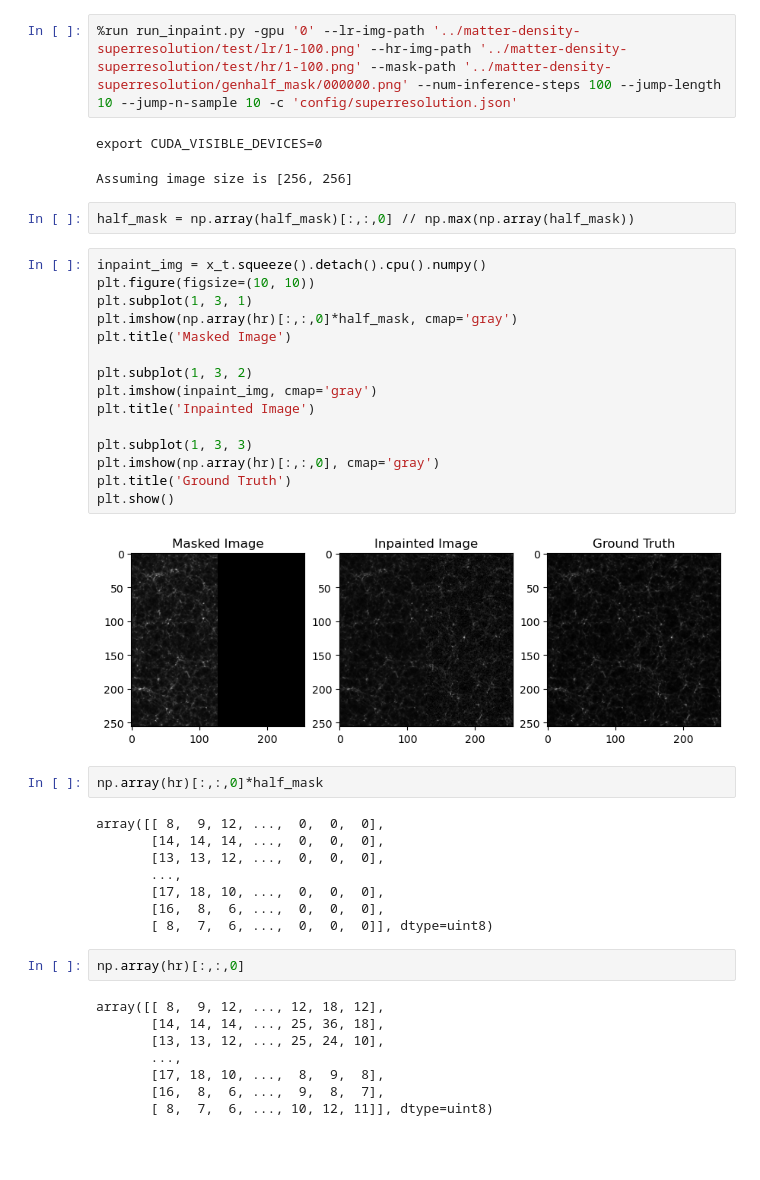
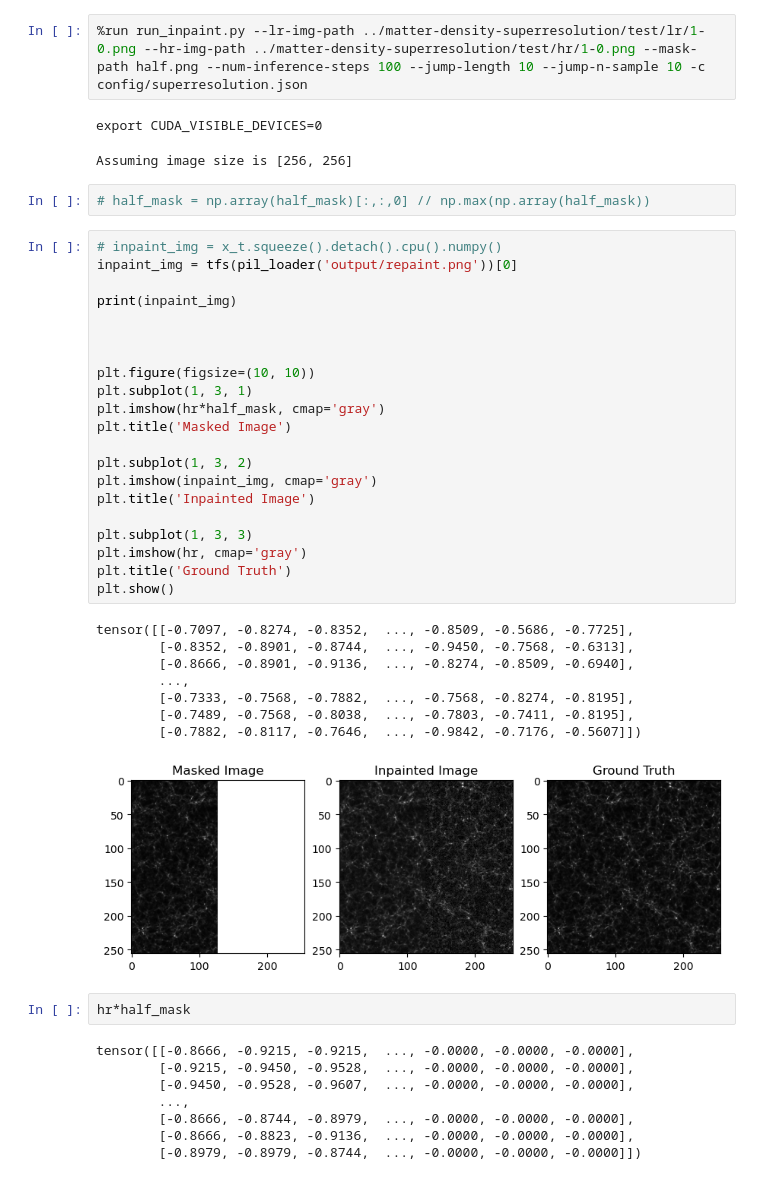
Before and after one commit to michaelgira23/Palette-Image-to-Image-Diffusion-Models, a Jupyter notebook: explore_inpainting.ipynb, the cells around one changed output. Saved outputs shown, nothing was run; the diff lists cells and outputs as text; blank space fills up the shorter version.

Commit message:
Write inpaint to file

```diff
--- a/explore_inpainting.ipynb
+++ b/explore_inpainting.ipynb
@@ -33,44 +59,47 @@ plt.show()
 # %%
-%run run_inpaint.py -gpu '0' --lr-img-path '../matter-density-superresolution/test/lr/1-100.png' --hr-img-path '../matter-density-superresolution/test/hr/1-100.png' --mask-path '../matter-density-superresolution/genhalf_mask/000000.png' --num-inference-steps 100 --jump-length 10 --jump-n-sample 10 -c 'config/superresolution.json'
+%run run_inpaint.py --lr-img-path ../matter-density-superresolution/test/lr/1-0.png --hr-img-path ../matter-density-superresolution/test/hr/1-0.png --mask-path half.png --num-inference-steps 100 --jump-length 10 --jump-n-sample 10 -c config/superresolution.json
 # %% [output]
 export CUDA_VISIBLE_DEVICES=0
 Assuming image size is [256, 256]
 # %%
-half_mask = np.array(half_mask)[:,:,0] // np.max(np.array(half_mask))
+# half_mask = np.array(half_mask)[:,:,0] // np.max(np.array(half_mask))
 # %%
-inpaint_img = x_t.squeeze().detach().cpu().numpy()
+# inpaint_img = x_t.squeeze().detach().cpu().numpy()
+inpaint_img = tfs(pil_loader('output/repaint.png'))[0]
+
+print(inpaint_img)
+
+
+
 plt.figure(figsize=(10, 10))
 plt.subplot(1, 3, 1)
-plt.imshow(np.array(hr)[:,:,0]*half_mask, cmap='gray')
+plt.imshow(hr*half_mask, cmap='gray')
 plt.title('Masked Image')
 
 plt.subplot(1, 3, 2)
 plt.imshow(inpaint_img, cmap='gray')
 plt.title('Inpainted Image')
 
 plt.subplot(1, 3, 3)
-plt.imshow(np.array(hr)[:,:,0], cmap='gray')
+plt.imshow(hr, cmap='gray')
 plt.title('Ground Truth')
 plt.show()
 # %% [output]
+tensor([[-0.7097, -0.8274, -0.8352,  ..., -0.8509, -0.5686, -0.7725],
+        [-0.8352, -0.8901, -0.8744,  ..., -0.9450, -0.7568, -0.6313],
+        [-0.8666, -0.8901, -0.9136,  ..., -0.8274, -0.8509, -0.6940],
+        ...,
+        [-0.7333, -0.7568, -0.7882,  ..., -0.7568, -0.8274, -0.8195],
+        [-0.7489, -0.7568, -0.8038,  ..., -0.7803, -0.7411, -0.8195],
+        [-0.7882, -0.8117, -0.7646,  ..., -0.9842, -0.7176, -0.5607]])
-[figure, old version]
+[figure, new version]
-# %%
-np.array(hr)[:,:,0]*half_mask
-# %% [output]
-array([[ 8,  9, 12, ...,  0,  0,  0],
-       [14, 14, 14, ...,  0,  0,  0],
-       [13, 13, 12, ...,  0,  0,  0],
-       ...,
-       [17, 18, 10, ...,  0,  0,  0],
-       [16,  8,  6, ...,  0,  0,  0],
-       [ 8,  7,  6, ...,  0,  0,  0]], dtype=uint8)
-# %%
-np.array(hr)[:,:,0]
-# %% [output]
-array([[ 8,  9, 12, ..., 12, 18, 12],
-       [14, 14, 14, ..., 25, 36, 18],
-       [13, 13, 12, ..., 25, 24, 10],
-       ...,
-       [17, 18, 10, ...,  8,  9,  8],
-       [16,  8,  6, ...,  9,  8,  7],
-       [ 8,  7,  6, ..., 10, 12, 11]], dtype=uint8)
+# %%
+hr*half_mask
+# %% [output]
+tensor([[-0.8666, -0.9215, -0.9215,  ..., -0.0000, -0.0000, -0.0000],
+        [-0.9215, -0.9450, -0.9528,  ..., -0.0000, -0.0000, -0.0000],
+        [-0.9450, -0.9528, -0.9607,  ..., -0.0000, -0.0000, -0.0000],
+        ...,
+        [-0.8666, -0.8744, -0.8979,  ..., -0.0000, -0.0000, -0.0000],
+        [-0.8666, -0.8823, -0.9136,  ..., -0.0000, -0.0000, -0.0000],
+        [-0.8979, -0.8979, -0.8744,  ..., -0.0000, -0.0000, -0.0000]])
```
Also changed, not shown: parts of 2 cells of this notebook, 4 other files.
